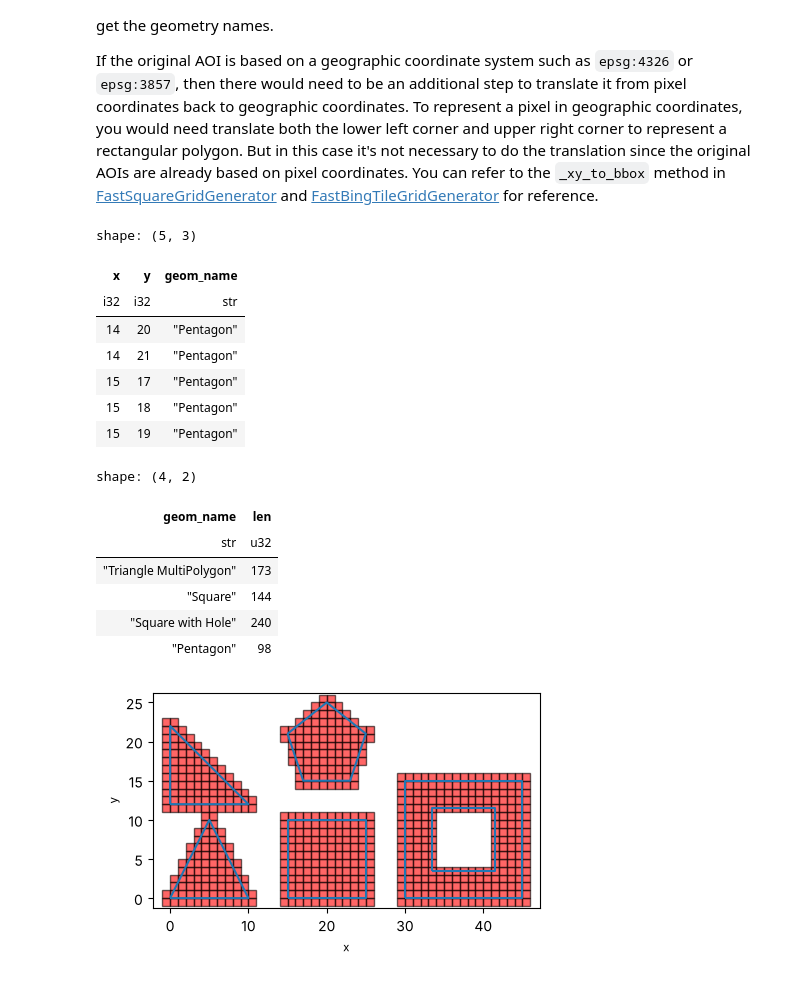
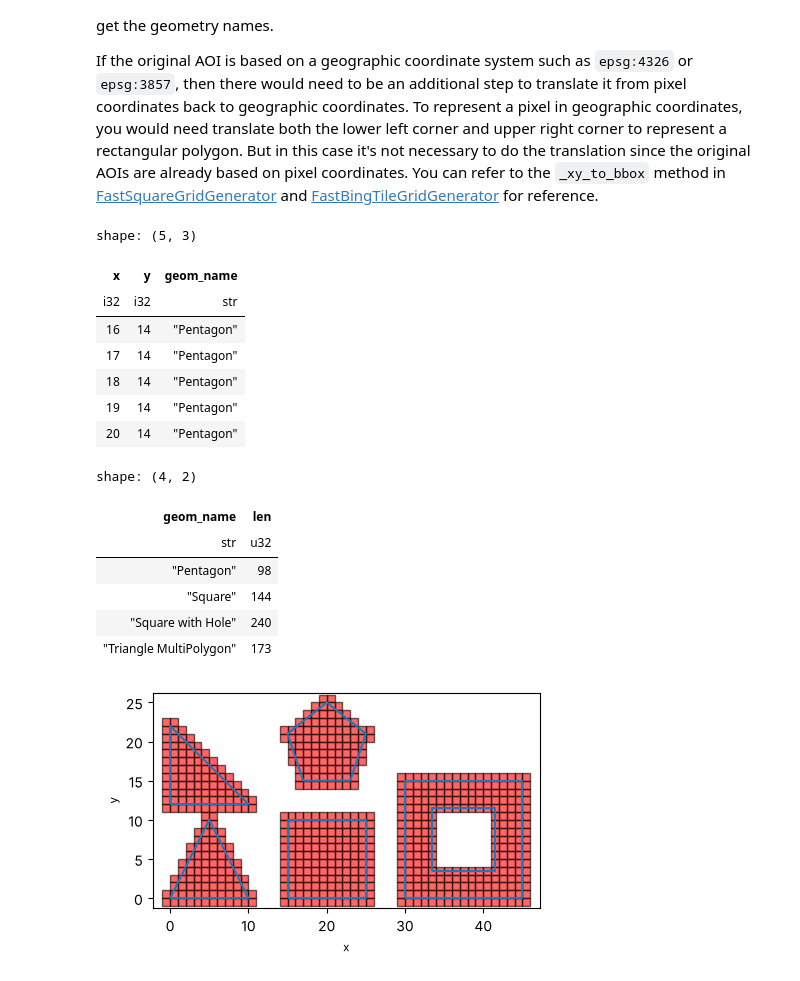
Before and after one commit to thinkingmachines/geowrangler, a Jupyter notebook: notebooks/15_polygon_fill.ipynb, the cells around one changed output. Saved outputs shown, nothing was run; the diff lists cells and outputs as text; code cells hidden in the pictures.

```diff
--- a/notebooks/15_polygon_fill.ipynb
+++ b/notebooks/15_polygon_fill.ipynb
@@ -316,7 +316,10 @@ def _scanline_pixels(
     # pair up sorted crossings within each (group, row). A closed ring always crosses a row an even number of times
     order = np.lexsort((crossing_x, row, group[edge]))
     crossing_x, row, crossing_group = crossing_x[order], row[order], group[edge][order]
-    assert len(crossing_x) % 2 == 0, "Polygon rings should be closed"
+    is_new_row = np.ones(len(row), dtype=bool)
+    is_new_row[1:] = (row[1:] != row[:-1]) | (crossing_group[1:] != crossing_group[:-1])
+    if np.any(np.bincount(np.cumsum(is_new_row) - 1) % 2):
+        raise ValueError("Found a pixel row with an odd number of edge crossings. Polygon rings should be closed and y_to_row should be monotonic")
     span_x1, span_x2 = crossing_x[0::2], crossing_x[1::2]
     span_row, span_group = row[0::2], crossing_group[0::2]
 
@@ -336,6 +339,8 @@ def scanline_fill(
         return set()
 
     x, y = np.array(vertices, dtype=float).T
+    is_valid = ~np.isnan(x) & ~np.isnan(y)
+    x, y = x[is_valid], y[is_valid]
     next_x, next_y = np.roll(x, -1), np.roll(y, -1)
     group, xs, ys = _scanline_pixels(
         x, y, next_x, next_y,
@@ -374,6 +379,8 @@ def _polygon_pixels(
     row_to_y: Callable[[np.ndarray], np.ndarray] = _identity,
 ) -> Tuple[np.ndarray, np.ndarray, np.ndarray]:
     """Returns (polygon index, x, y) for every pixel that intersects each polygon. Pixels can be repeated"""
+    is_valid = ~np.isnan(x) & ~np.isnan(y)
+    x, y, ring_idx, polygon_idx = x[is_valid], y[is_valid], ring_idx[is_valid], polygon_idx[is_valid]
     next_idx = _next_vertex_idx(ring_idx)
     next_x, next_y = x[next_idx], y[next_idx]
 
@@ -642,27 +660,27 @@ The output is a polars dataframe containing all the pixels within all the AOI po
 If the original AOI is based on a geographic coordinate system such as `epsg:4326` or `epsg:3857`, then there would need to be an additional step to translate it from pixel coordinates back to geographic coordinates. To represent a pixel in geographic coordinates, you would need translate both the lower left corner and upper right corner to represent a rectangular polygon. But in this case it's not necessary to do the translation since the original AOIs are already based on pixel coordinates. You can refer to the `_xy_to_bbox` method in [FastSquareGridGenerator](https://geowrangler.thinkingmachin.es/grids.html#fastsquaregridgenerator) and [FastBingTileGridGenerator](https://geowrangler.thinkingmachin.es/grids.html#fastbingtilegridgenerator) for reference.
 # %%
 filled_polygons = fast_polygon_fill(vertices_df, "geom_name")
-filled_polygons.head()
+filled_polygons.sort("geom_name", "y", "x").head()
 # %% [output]
 shape: (5, 3)
 | x | y | geom_name |
 | i32 | i32 | str |
-| 14 | 20 | "Pentagon" |
-| 14 | 21 | "Pentagon" |
-| 15 | 17 | "Pentagon" |
-| 15 | 18 | "Pentagon" |
-| 15 | 19 | "Pentagon" |
+| 16 | 14 | "Pentagon" |
+| 17 | 14 | "Pentagon" |
+| 18 | 14 | "Pentagon" |
+| 19 | 14 | "Pentagon" |
+| 20 | 14 | "Pentagon" |
 # %%
 # counting pixels per geometry
-filled_polygons.group_by("geom_name").len()
+filled_polygons.group_by("geom_name").len().sort("geom_name")
 # %% [output]
 shape: (4, 2)
 | geom_name | len |
 | str | u32 |
-| "Triangle MultiPolygon" | 173 |
+| "Pentagon" | 98 |
 | "Square" | 144 |
 | "Square with Hole" | 240 |
-| "Pentagon" | 98 |
+| "Triangle MultiPolygon" | 173 |
 # %%
 fig, ax = plt.subplots(figsize=(5,5))
 ax = multipolygon_gdf.boundary.plot(ax = ax)
```
Also changed, not shown: parts of 11 cells of this notebook, 6 other files.
